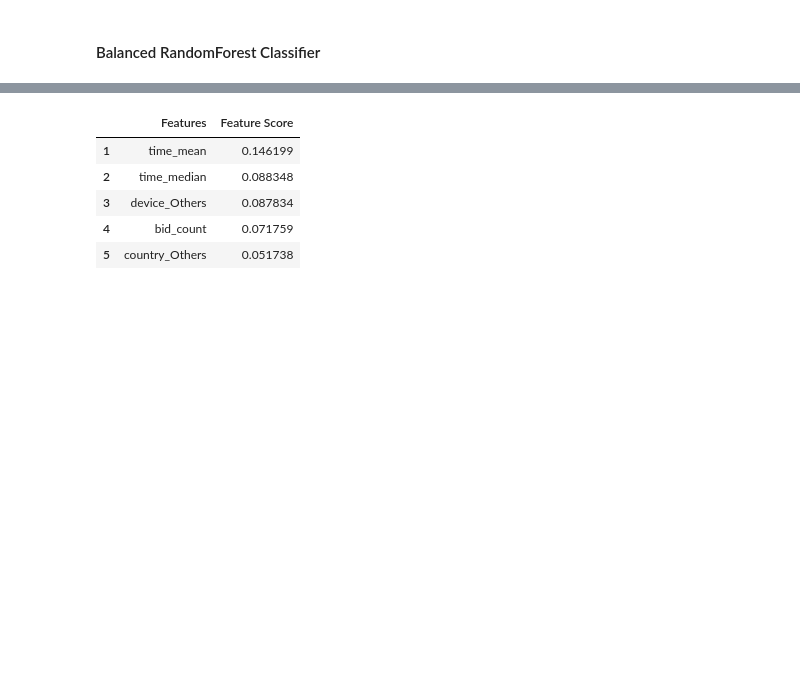
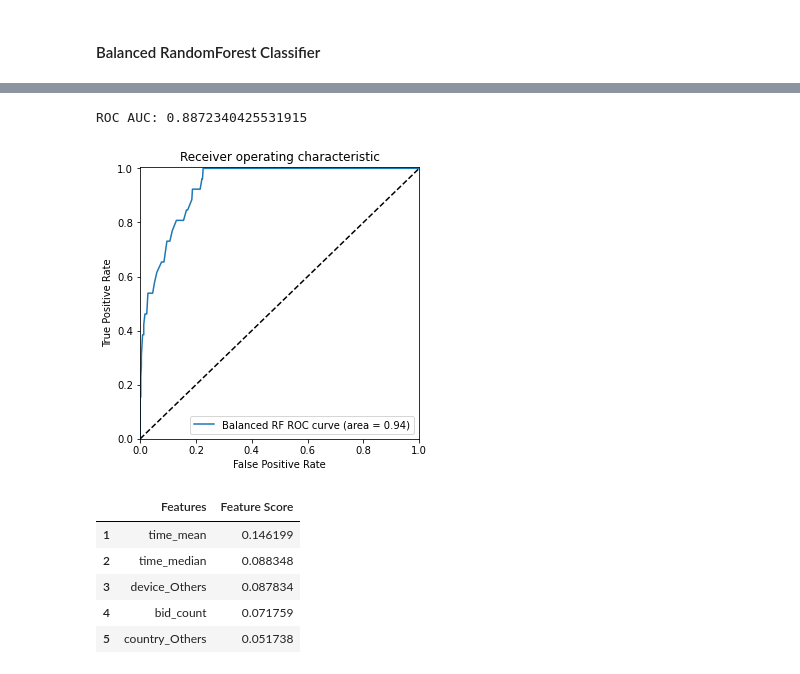
Before and after one commit to Marwan-Takrouri/Human-or-Robot-Facebook-Kaggle, a Jupyter notebook: Modeling.ipynb, the cells around one changed output, grey strips where cells are left out. Drawn from its saved outputs; the diff is of its cells as text; code cells hidden in the pictures; blank space fills up the shorter version.

```diff
--- a/Modeling.ipynb
+++ b/Modeling.ipynb
@@ -168,6 +222,27 @@ Classification Report:
         1.0       0.20      1.00      0.77      0.33      0.88      0.79        26
 
 avg / total       0.96      0.79      0.99      0.84      0.88      0.76       496
+# %%
+y_brf_score = model.predict_proba(X_test_scaled)[:, 1]
+fpr_brf, tpr_brf, _brf = roc_curve(y_test, y_brf_score)
+roc_brf_auc = auc(fpr_brf, tpr_brf)
+brf_roc_auc_score = roc_auc_score(y_test, y_pred)
+print(f"ROC AUC: {brf_roc_auc_score}")
+
+plt.figure(figsize=(5, 5))
+plt.plot(fpr_brf, tpr_brf, label='Balanced RF ROC curve (area = %0.2f)' % roc_brf_auc)
+plt.plot([0, 1], [0, 1], 'k--')
+plt.xlim([0.0, 1.0])
+plt.ylim([0.0, 1.005])
+plt.xlabel('False Positive Rate')
+plt.ylabel('True Positive Rate')
+plt.title('Receiver operating characteristic')
+plt.legend(loc="lower right")
+# plt.savefig('Images/roc_brf_auc.png')
+plt.show()
+# %% [output]
+ROC AUC: 0.8872340425531915
+[figure, added]
 # %%
 # List the features sorted in descending order by feature importance
 x = merged_bidders.drop(columns= "outcome", axis= 1)
```
Also changed, not shown: parts of 24 cells of this notebook.
